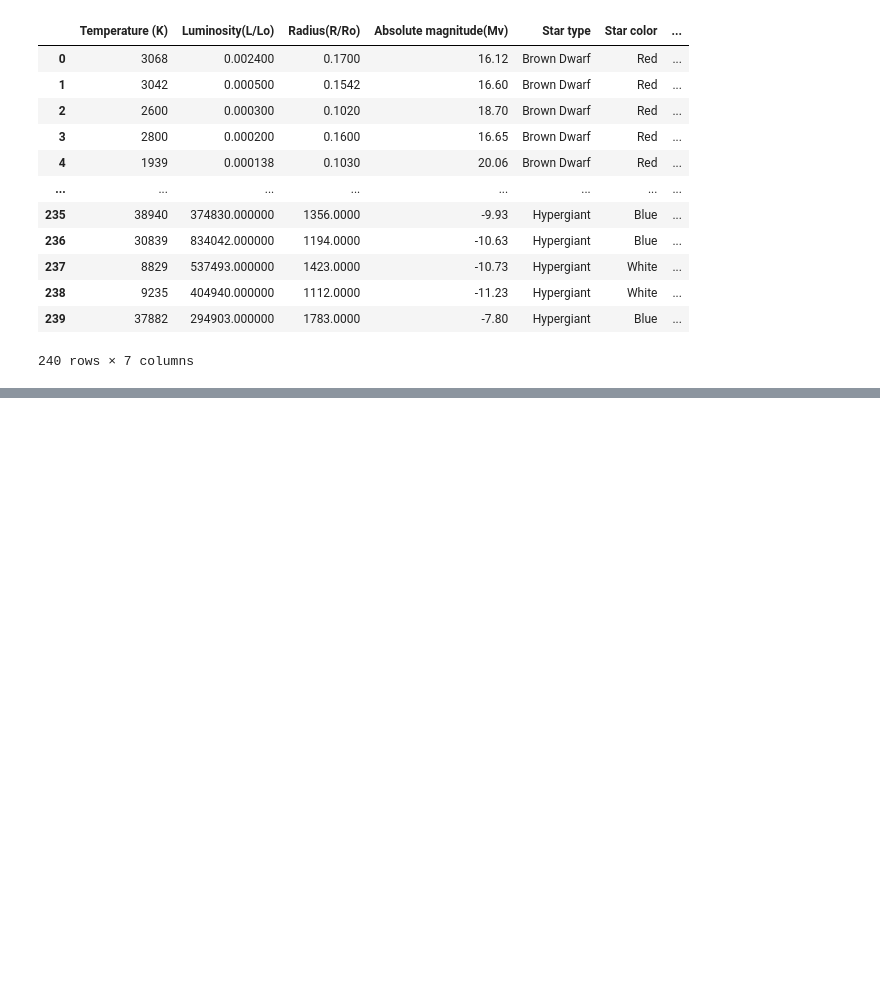
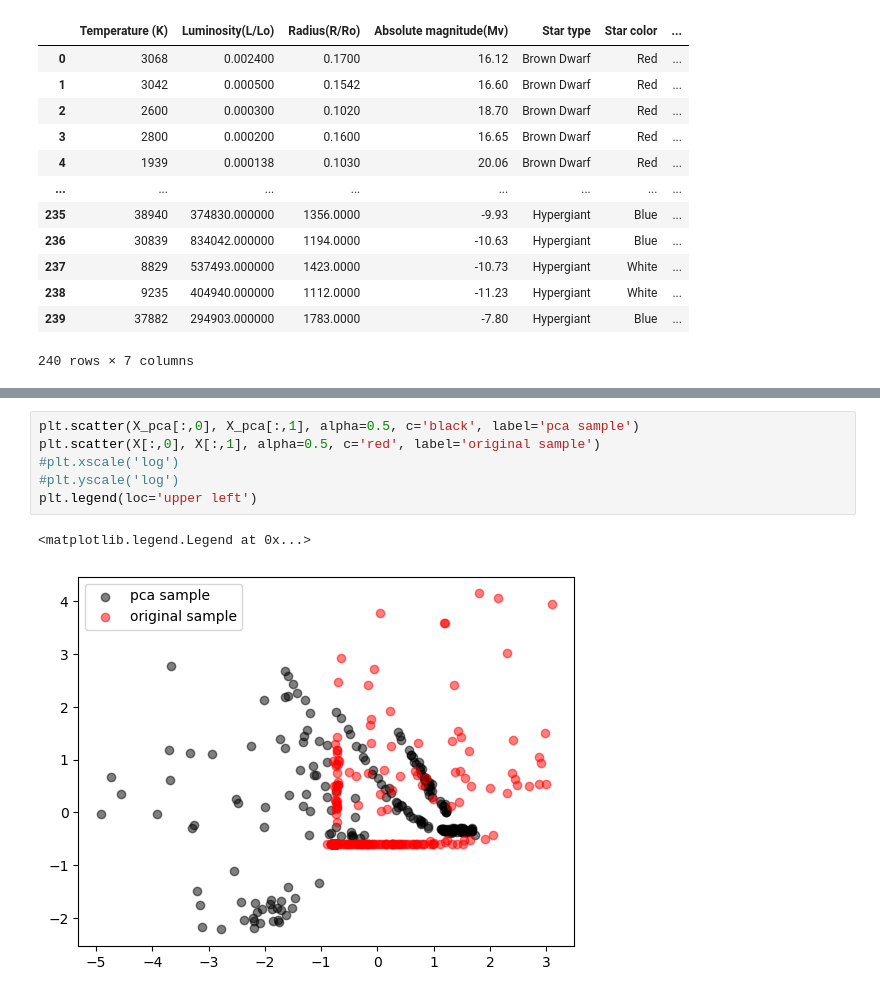
Before and after one commit to FedericoRivano/astrostatistics_bicocca_2026, a Jupyter notebook: working/Es15.ipynb, the cells around one changed output, grey strips where cells are left out. Drawn from its saved outputs; the diff is of its cells as text; blank space fills up the shorter version.

```diff
--- a/working/Es15.ipynb
+++ b/working/Es15.ipynb
@@ -28,0 +169,9 @@ L = df_stars['Temperature (K)']
+# %%
+plt.scatter(X_pca[:,0], X_pca[:,1], alpha=0.5, c='black', label='pca sample')
+plt.scatter(X[:,0], X[:,1], alpha=0.5, c='red', label='original sample')
+#plt.xscale('log')
+#plt.yscale('log')
+plt.legend(loc='upper left')
+# %% [output]
+<matplotlib.legend.Legend at 0x...>
+[figure, added]
```
Also changed, not shown: parts of 14 cells of this notebook.
